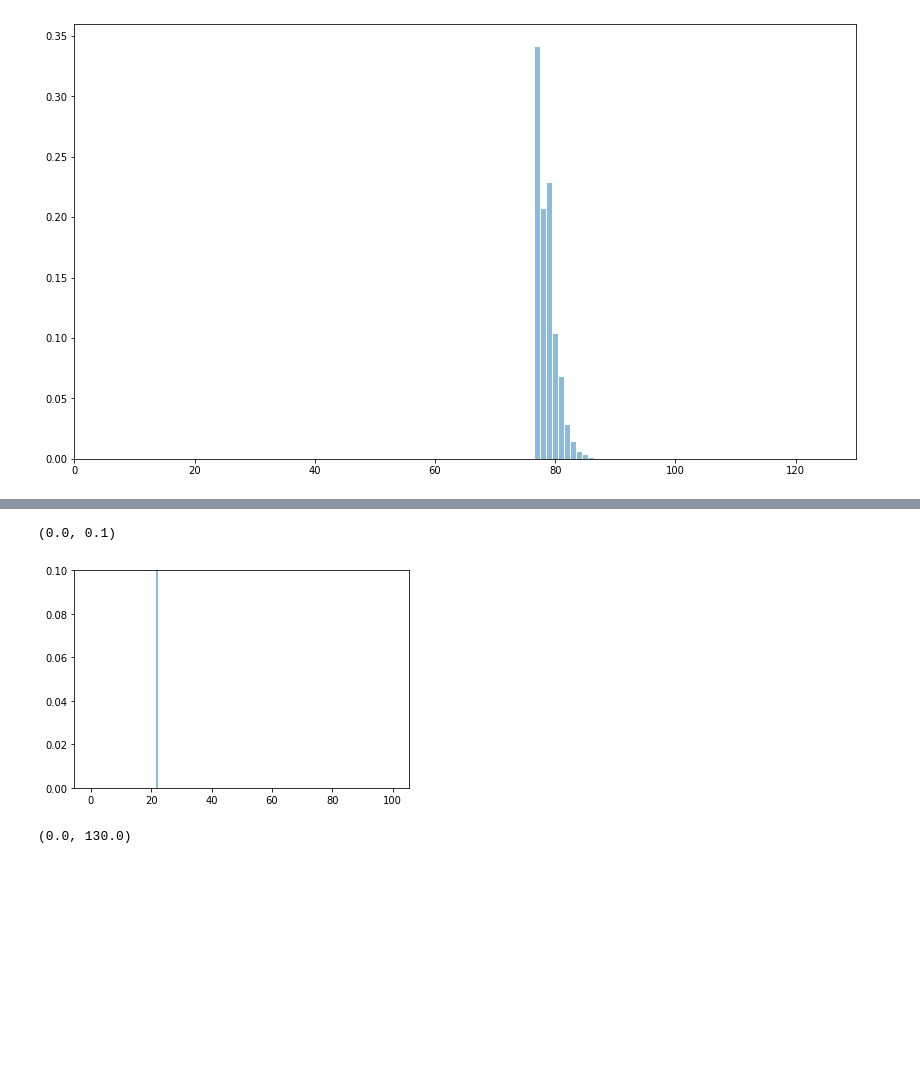
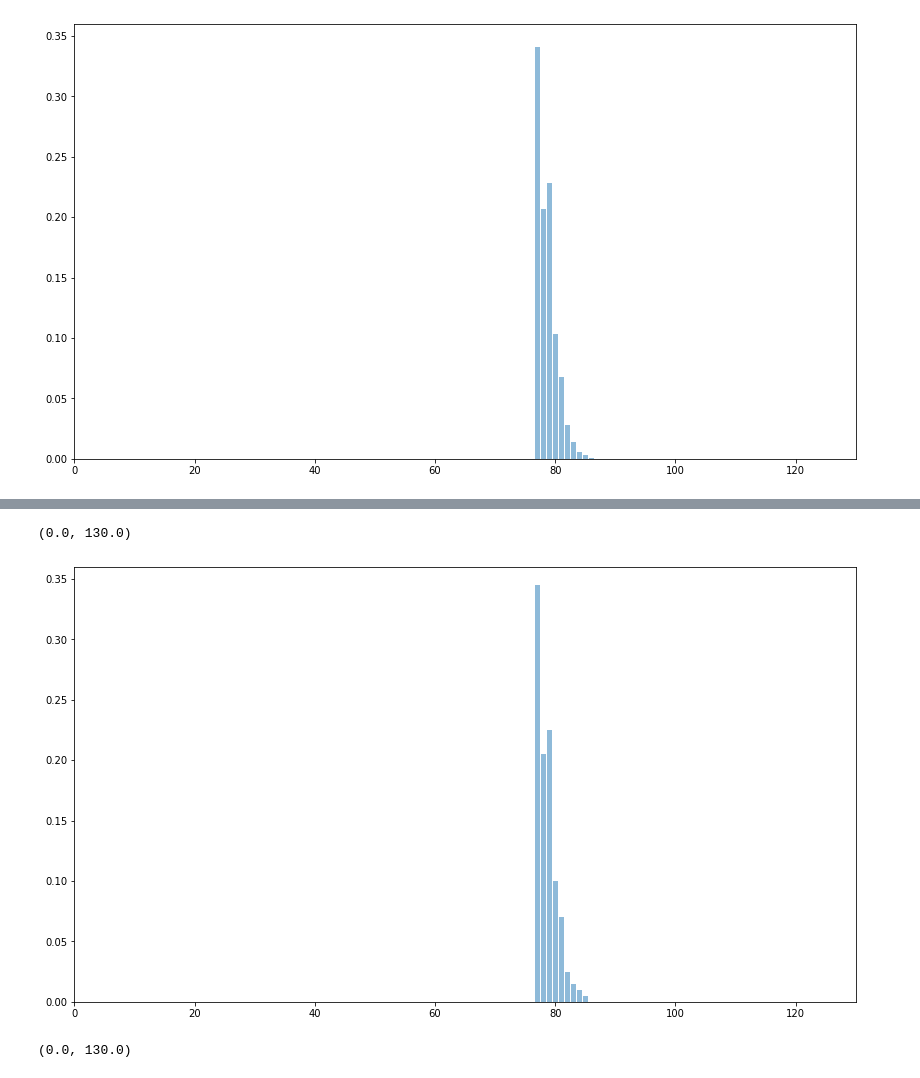
Before and after one commit to yannikschnitzer/prism, a Jupyter notebook: prism/distr.ipynb, the cells around one changed output, grey strips where cells are left out. Saved outputs shown, nothing was run; the diff lists cells and outputs as text; code cells hidden in the pictures; blank space fills up the shorter version.

```diff
--- a/prism/distr.ipynb
+++ b/prism/distr.ipynb
@@ -56,7 +56,7 @@ arr_qr = np.array([22.000, 22.000, 22.000, 22.000, 22.000, 22.000, 22.000, 22.00
 # %%
-atoms = 100
+atoms = 200
 delta_p = 1.0/atoms
-arr_conv = np.zeros(101)
+arr_conv = np.zeros(201)
 
 for j in np.arange(atoms):
     val = arr_qr[j]
@@ -79,9 +90,11 @@ array([0., 0., 0., 0., 0., 0., 0., 0., 0., 0., 0., 0., 0., 0., 0., 0., 0.,
 # %%
-plt.bar(np.arange(101),arr_conv, alpha=0.5)
-plt.ylim([0, 0.1])
+plt.figure(figsize=(14,8))
+plt.bar(np.arange(201),arr_conv, alpha=0.5)
+plt.ylim([0, 0.36])
+plt.xlim([0,130])
 # %% [output]
-(0.0, 0.1)
+(0.0, 130.0)
-[figure, old version]
+[figure, new version]
 # %%
 arr3 = np.array([0.000, 0.000, 0.000, 0.000, 0.000, 0.000, 0.000, 0.000, 0.000, 0.000, 0.000, 0.000, 0.000, 0.000, 0.000, 0.000, 0.000, 0.000, 0.000, 0.000, 0.000, 0.000, 0.000, 0.000, 0.000, 0.000, 0.000, 0.000, 0.000, 0.000, 0.000, 0.000, 0.000, 0.000, 0.000, 0.004, 0.031, 0.102, 0.196, 0.243, 0.207, 0.126, 0.059, 0.022, 0.007, 0.002, 0.001, 0.000, 0.000, 0.000, 0.000, 0.000, 0.000, 0.000, 0.000, 0.000, 0.000, 0.000, 0.000, 0.000, 0.000, 0.000, 0.000, 0.000, 0.000, 0.000, 0.000, 0.000, 0.000, 0.000, 0.000, 0.000, 0.000, 0.000, 0.000, 0.000, 0.000, 0.000, 0.000, 0.000, 0.000, 0.000, 0.000, 0.000, 0.000, 0.000, 0.000, 0.000, 0.000, 0.000, 0.000, 0.000, 0.000, 0.000, 0.000, 0.000, 0.000, 0.000, 0.000, 0.000, 0.000, 0.000, 0.000, 0.000, 0.000, 0.000, 0.000, 0.000, 0.000, 0.000, 0.000, 0.000, 0.000, 0.000, 0.000, 0.000, 0.000, 0.000, 0.000, 0.000, 0.000, 0.000, 0.000, 0.000, 0.000, 0.000, 0.000, 0.000, 0.000, 0.000, 0.000, 0.000, 0.000, 0.000, 0.000, 0.000, 0.000, 0.000, 0.000, 0.000, 0.000, 0.000, 0.000, 0.000, 0.000, 0.000, 0.000, 0.000, 0.000, 0.000, 0.000, 0.000, 0.000, 0.000, 0.000, 0.000, 0.000, 0.000, 0.000, 0.000, 0.000, 0.000, 0.000, 0.000, 0.000, 0.000, 0.000, 0.000, 0.000, 0.000, 0.000, 0.000, 0.000, 0.000, 0.000, 0.000, 0.000, 0.000, 0.000, 0.000, 0.000, 0.000, 0.000, 0.000, 0.000, 0.000, 0.000, 0.000, 0.000, 0.000, 0.000, 0.000, 0.000, 0.000, 0.000, 0.000, 0.000, 0.000, 0.000, 0.000, 0.000])
 # %%
```
Also changed, not shown: parts of 2 cells of this notebook, 4 other files.
